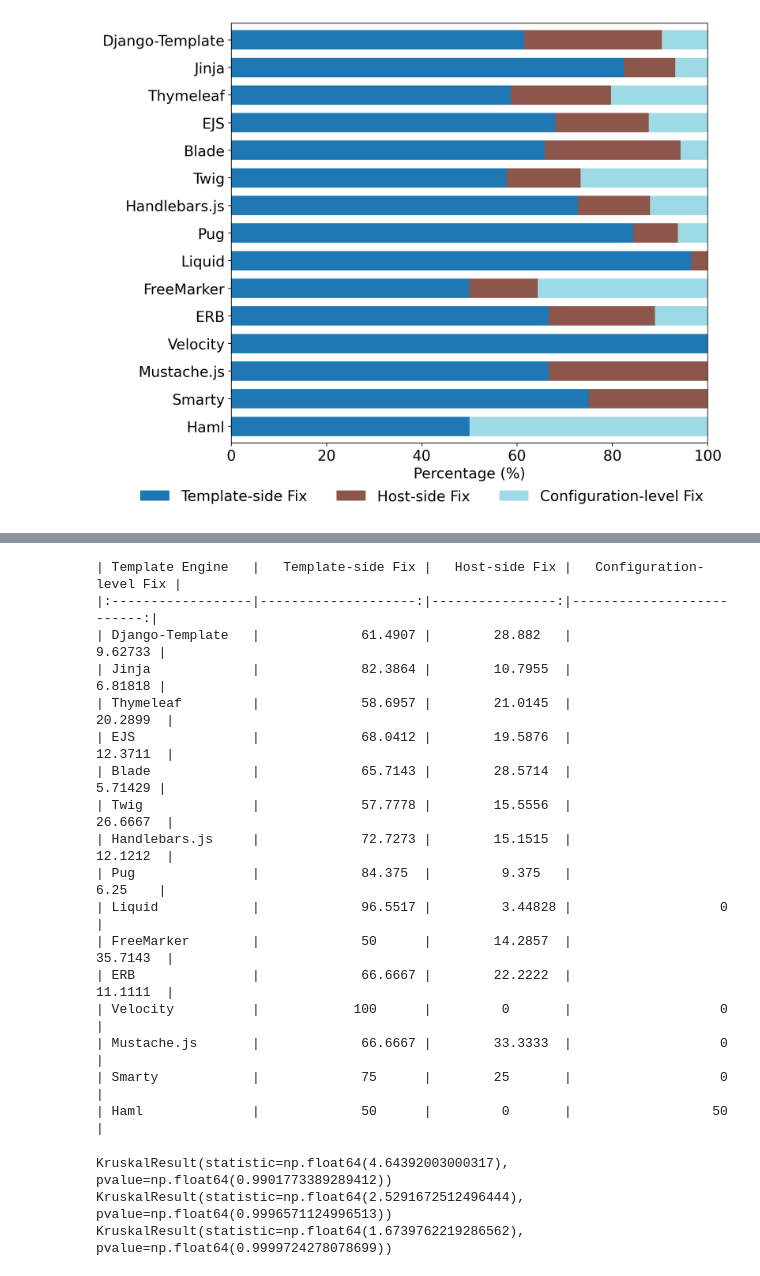
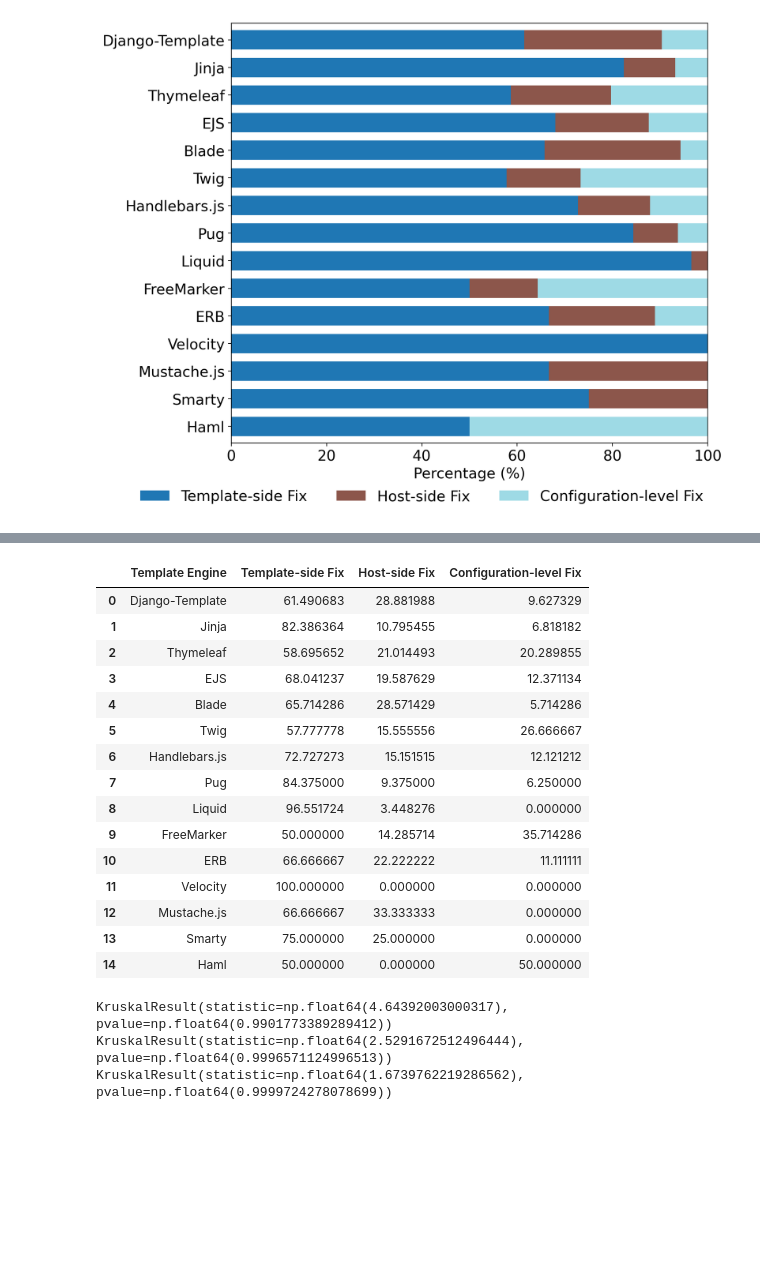
Before and after one commit to ROCK-SE/template-engine-bugs, a Jupyter notebook: plot.ipynb, the cells around one changed output, grey strips where cells are left out. Drawn from its saved outputs; the diff is of its cells as text; code cells hidden in the pictures; blank space fills up the shorter version.

```diff
--- a/plot.ipynb
+++ b/plot.ipynb
@@ -105,23 +103,22 @@ print(print_statistics("Root Cause"))
 # %%
-print(print_statistics("Fix Pattern"))
+print_statistics("Fix Pattern")
 # %% [output]
-| Template Engine   |   Template-side Fix |   Host-side Fix |   Configuration-level Fix |
-|:------------------|--------------------:|----------------:|--------------------------:|
-| Django-Template   |             61.4907 |        28.882   |                   9.62733 |
-| Jinja             |             82.3864 |        10.7955  |                   6.81818 |
-| Thymeleaf         |             58.6957 |        21.0145  |                  20.2899  |
-| EJS               |             68.0412 |        19.5876  |                  12.3711  |
-| Blade             |             65.7143 |        28.5714  |                   5.71429 |
-| Twig              |             57.7778 |        15.5556  |                  26.6667  |
-| Handlebars.js     |             72.7273 |        15.1515  |                  12.1212  |
-| Pug               |             84.375  |         9.375   |                   6.25    |
-| Liquid            |             96.5517 |         3.44828 |                   0       |
-| FreeMarker        |             50      |        14.2857  |                  35.7143  |
-| ERB               |             66.6667 |        22.2222  |                  11.1111  |
-| Velocity          |            100      |         0       |                   0       |
-| Mustache.js       |             66.6667 |        33.3333  |                   0       |
-| Smarty            |             75      |        25       |                   0       |
-| Haml              |             50      |         0       |                  50       |
+|  | Template Engine | Template-side Fix | Host-side Fix | Configuration-level Fix |
+| 0 | Django-Template | 61.490683 | 28.881988 | 9.627329 |
+| 1 | Jinja | 82.386364 | 10.795455 | 6.818182 |
+| 2 | Thymeleaf | 58.695652 | 21.014493 | 20.289855 |
+| 3 | EJS | 68.041237 | 19.587629 | 12.371134 |
+| 4 | Blade | 65.714286 | 28.571429 | 5.714286 |
+| 5 | Twig | 57.777778 | 15.555556 | 26.666667 |
+| 6 | Handlebars.js | 72.727273 | 15.151515 | 12.121212 |
+| 7 | Pug | 84.375000 | 9.375000 | 6.250000 |
+| 8 | Liquid | 96.551724 | 3.448276 | 0.000000 |
+| 9 | FreeMarker | 50.000000 | 14.285714 | 35.714286 |
+| 10 | ERB | 66.666667 | 22.222222 | 11.111111 |
+| 11 | Velocity | 100.000000 | 0.000000 | 0.000000 |
+| 12 | Mustache.js | 66.666667 | 33.333333 | 0.000000 |
+| 13 | Smarty | 75.000000 | 25.000000 | 0.000000 |
+| 14 | Haml | 50.000000 | 0.000000 | 50.000000 |
 # %%
 from scipy import stats
 
```
Also changed, not shown: parts of 6 cells of this notebook, 2 other files.
